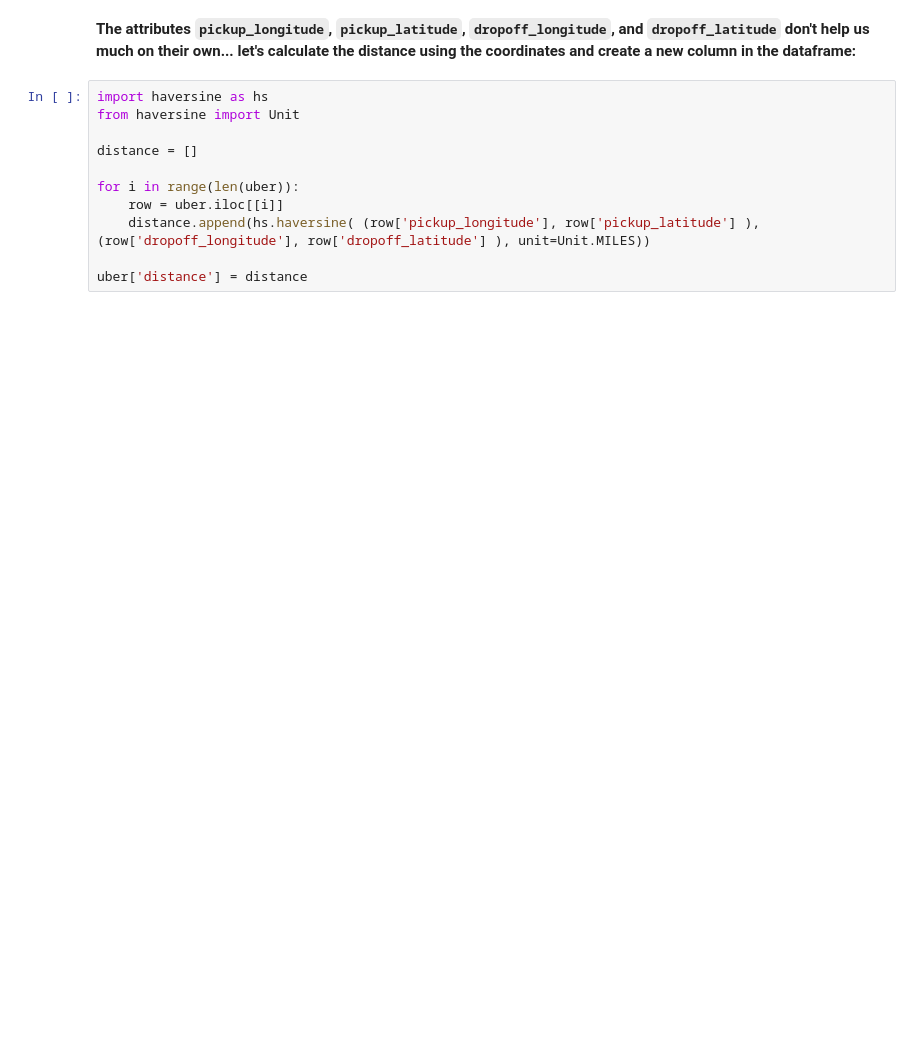
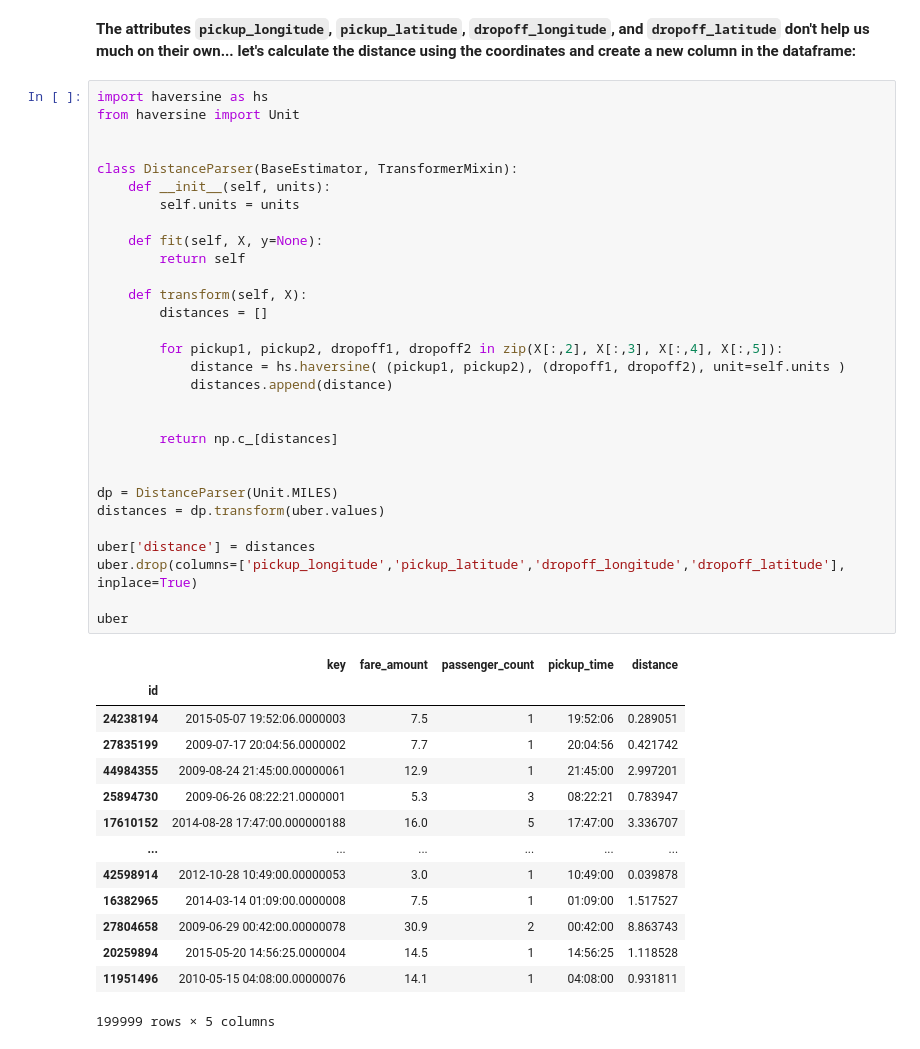
Before and after one commit to j-kynerd/ML_Project3, a Jupyter notebook: uber.ipynb, the cells around one changed output. Cells and saved outputs as stored; diff of their text form; blank space fills up the shorter version.

```diff
--- a/uber.ipynb
+++ b/uber.ipynb
@@ -67,16 +118,50 @@ memory usage: 13.7+ MB
 # %% [markdown]
 **The attributes `pickup_longitude`, `pickup_latitude`, `dropoff_longitude`, and `dropoff_latitude` don't help us much on their own... let's calculate the distance using the coordinates and create a new column in the dataframe:**
-# %%
-import haversine as hs
-from haversine import Unit
-
-distance = []
-
-for i in range(len(uber)):
-    row = uber.iloc[[i]]
-    distance.append(hs.haversine( (row['pickup_longitude'], row['pickup_latitude'] ), (row['dropoff_longitude'], row['dropoff_latitude'] ), unit=Unit.MILES))
-
-uber['distance'] = distance
+# %%
+import haversine as hs
+from haversine import Unit
+
+
+class DistanceParser(BaseEstimator, TransformerMixin):
+    def __init__(self, units):
+        self.units = units
+
+    def fit(self, X, y=None):
+        return self
+
+    def transform(self, X):
+        distances = []
+
+        for pickup1, pickup2, dropoff1, dropoff2 in zip(X[:,2], X[:,3], X[:,4], X[:,5]):
+            distance = hs.haversine( (pickup1, pickup2), (dropoff1, dropoff2), unit=self.units )
+            distances.append(distance)
+
+
+        return np.c_[distances]
+
+
+dp = DistanceParser(Unit.MILES)
+distances = dp.transform(uber.values)
+
+uber['distance'] = distances
+uber.drop(columns=['pickup_longitude','pickup_latitude','dropoff_longitude','dropoff_latitude'], inplace=True)
+
+uber
+# %% [output]
+|  | key | fare_amount | passenger_count | pickup_time | distance |
+| id |  |  |  |  |  |
+| 24238194 | 2015-05-07 19:52:06.0000003 | 7.5 | 1 | 19:52:06 | 0.289051 |
+| 27835199 | 2009-07-17 20:04:56.0000002 | 7.7 | 1 | 20:04:56 | 0.421742 |
+| 44984355 | 2009-08-24 21:45:00.00000061 | 12.9 | 1 | 21:45:00 | 2.997201 |
+| 25894730 | 2009-06-26 08:22:21.0000001 | 5.3 | 3 | 08:22:21 | 0.783947 |
+| 17610152 | 2014-08-28 17:47:00.000000188 | 16.0 | 5 | 17:47:00 | 3.336707 |
+| ... | ... | ... | ... | ... | ... |
+| 42598914 | 2012-10-28 10:49:00.00000053 | 3.0 | 1 | 10:49:00 | 0.039878 |
+| 16382965 | 2014-03-14 01:09:00.0000008 | 7.5 | 1 | 01:09:00 | 1.517527 |
+| 27804658 | 2009-06-29 00:42:00.00000078 | 30.9 | 2 | 00:42:00 | 8.863743 |
+| 20259894 | 2015-05-20 14:56:25.0000004 | 14.5 | 1 | 14:56:25 | 1.118528 |
+| 11951496 | 2010-05-15 04:08:00.00000076 | 14.1 | 1 | 04:08:00 | 0.931811 |
+199999 rows × 5 columns
 # %%
 uber.describe()
 # %% [output]
```
Also changed, not shown: parts of 26 cells of this notebook, 10 other files.
